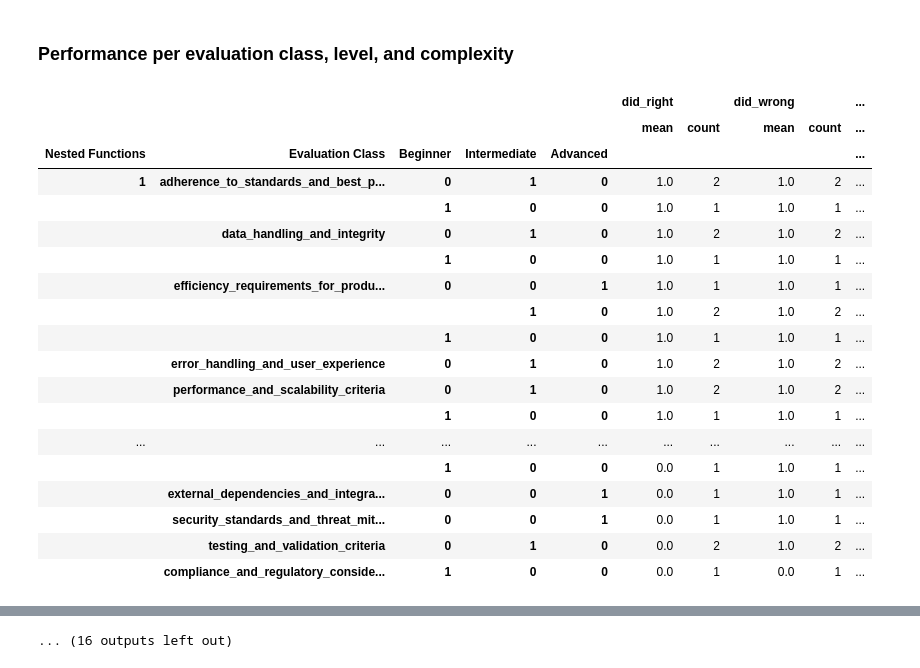
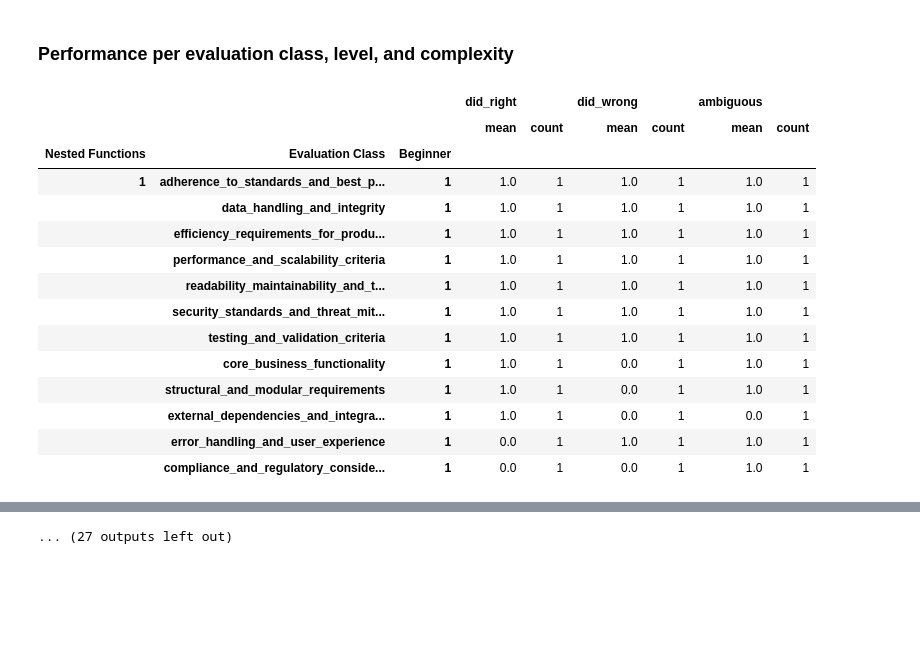
Before and after one commit to push-to-prod-ai/push-to-prod, a Jupyter notebook: syntropy-app/eda-notebook.ipynb, the cells around one changed output, grey strips where cells are left out. Drawn from its saved outputs; the diff is of its cells as text; code cells hidden in the pictures; blank space fills up the shorter version.

```diff
--- a/syntropy-app/eda-notebook.ipynb
+++ b/syntropy-app/eda-notebook.ipynb
@@ -2140,11 +2421,11 @@ for level in levels:
 ### Performance per evaluation class and complexity
 # %%
 for complexity in complexities:
-    curr_complexity_df = subjective_analyses_df[subjective_analyses_df[complexity]==1]
-    display(curr_complexity_df[
+    curr_level_df = subjective_analyses_df[subjective_analyses_df[complexity]==1]
+    display(curr_level_df[
             ['Evaluation Class'] + [complexity] + performance_metrics
             ].groupby(
-                by=[complexity] + ['Evaluation Class']
+                by= [complexity] + ['Evaluation Class']
             ).agg(
                 ['mean', 'count'])
            .sort_values(by=[('did_right', 'mean'), ('did_wrong', 'mean'), ('ambiguous', 'mean')], ascending=False)
@@ -2310,33 +2591,33 @@ for complexity in complexities:
 # %% [markdown]
 ### Performance per evaluation class, level, and complexity
 # %%
-for complexity in complexities:
-    curr_complexity_df = subjective_analyses_df[subjective_analyses_df[complexity]==1]
-    display(curr_complexity_df[
-            ['Evaluation Class'] + [complexity] + levels + performance_metrics
-            ].groupby(
-                by=[complexity] + ['Evaluation Class'] + levels
-            ).agg(
-                ['mean', 'count'])
-           .sort_values(by=[('did_right', 'mean'), ('did_wrong', 'mean'), ('ambiguous', 'mean')], ascending=False)
-           )
+for level in levels:
+    for complexity in complexities:
+        curr_complexity_df = subjective_analyses_df[subjective_analyses_df[complexity]==1]
+        curr_complexity_df = curr_complexity_df[curr_complexity_df[level]==1]
+        if len(curr_complexity_df) > 1:
+
+            display(curr_complexity_df[
+                    ['Evaluation Class'] + [complexity] + [level] + performance_metrics
+                    ].groupby(
+                        by=[complexity] + ['Evaluation Class'] + [level]
+                    ).agg(
+                        ['mean', 'count'])
+                   .sort_values(by=[('did_right', 'mean'), ('did_wrong', 'mean'), ('ambiguous', 'mean')], ascending=False)
+                   )
 # %% [output]
-|  |  |  |  |  | did_right |  | did_wrong |  | ... |
-|  |  |  |  |  | mean | count | mean | count | ... |
-| Nested Functions | Evaluation Class | Beginner | Intermediate | Advanced |  |  |  |  | ... |
-| 1 | adherence_to_standards_and_best_p... | 0 | 1 | 0 | 1.0 | 2 | 1.0 | 2 | ... |
-|  |  | 1 | 0 | 0 | 1.0 | 1 | 1.0 | 1 | ... |
-|  | data_handling_and_integrity | 0 | 1 | 0 | 1.0 | 2 | 1.0 | 2 | ... |
-|  |  | 1 | 0 | 0 | 1.0 | 1 | 1.0 | 1 | ... |
-|  | efficiency_requirements_for_produ... | 0 | 0 | 1 | 1.0 | 1 | 1.0 | 1 | ... |
-|  |  |  | 1 | 0 | 1.0 | 2 | 1.0 | 2 | ... |
-|  |  | 1 | 0 | 0 | 1.0 | 1 | 1.0 | 1 | ... |
-|  | error_handling_and_user_experience | 0 | 1 | 0 | 1.0 | 2 | 1.0 | 2 | ... |
-|  | performance_and_scalability_criteria | 0 | 1 | 0 | 1.0 | 2 | 1.0 | 2 | ... |
-|  |  | 1 | 0 | 0 | 1.0 | 1 | 1.0 | 1 | ... |
-| ... | ... | ... | ... | ... | ... | ... | ... | ... | ... |
-|  |  | 1 | 0 | 0 | 0.0 | 1 | 1.0 | 1 | ... |
-|  | external_dependencies_and_integra... | 0 | 0 | 1 | 0.0 | 1 | 1.0 | 1 | ... |
-|  | security_standards_and_threat_mit... | 0 | 0 | 1 | 0.0 | 1 | 1.0 | 1 | ... |
-|  | testing_and_validation_criteria | 0 | 1 | 0 | 0.0 | 2 | 1.0 | 2 | ... |
-|  | compliance_and_regulatory_conside... | 1 | 0 | 0 | 0.0 | 1 | 0.0 | 1 | ... |
+|  |  |  | did_right |  | did_wrong |  | ambiguous |  |
+|  |  |  | mean | count | mean | count | mean | count |
+| Nested Functions | Evaluation Class | Beginner |  |  |  |  |  |  |
+| 1 | adherence_to_standards_and_best_p... | 1 | 1.0 | 1 | 1.0 | 1 | 1.0 | 1 |
+|  | data_handling_and_integrity | 1 | 1.0 | 1 | 1.0 | 1 | 1.0 | 1 |
+|  | efficiency_requirements_for_produ... | 1 | 1.0 | 1 | 1.0 | 1 | 1.0 | 1 |
+|  | performance_and_scalability_criteria | 1 | 1.0 | 1 | 1.0 | 1 | 1.0 | 1 |
+|  | readability_maintainability_and_t... | 1 | 1.0 | 1 | 1.0 | 1 | 1.0 | 1 |
+|  | security_standards_and_threat_mit... | 1 | 1.0 | 1 | 1.0 | 1 | 1.0 | 1 |
+|  | testing_and_validation_criteria | 1 | 1.0 | 1 | 1.0 | 1 | 1.0 | 1 |
+|  | core_business_functionality | 1 | 1.0 | 1 | 0.0 | 1 | 1.0 | 1 |
+|  | structural_and_modular_requirements | 1 | 1.0 | 1 | 0.0 | 1 | 1.0 | 1 |
+|  | external_dependencies_and_integra... | 1 | 1.0 | 1 | 0.0 | 1 | 0.0 | 1 |
+|  | error_handling_and_user_experience | 1 | 0.0 | 1 | 1.0 | 1 | 1.0 | 1 |
+|  | compliance_and_regulatory_conside... | 1 | 0.0 | 1 | 0.0 | 1 | 1.0 | 1 |
@@ -2508 +2789 @@ for complexity in complexities:
-... (16 outputs left out)
+... (27 outputs left out)
```
Also changed, not shown: parts of 11 cells of this notebook, 2 other files.
